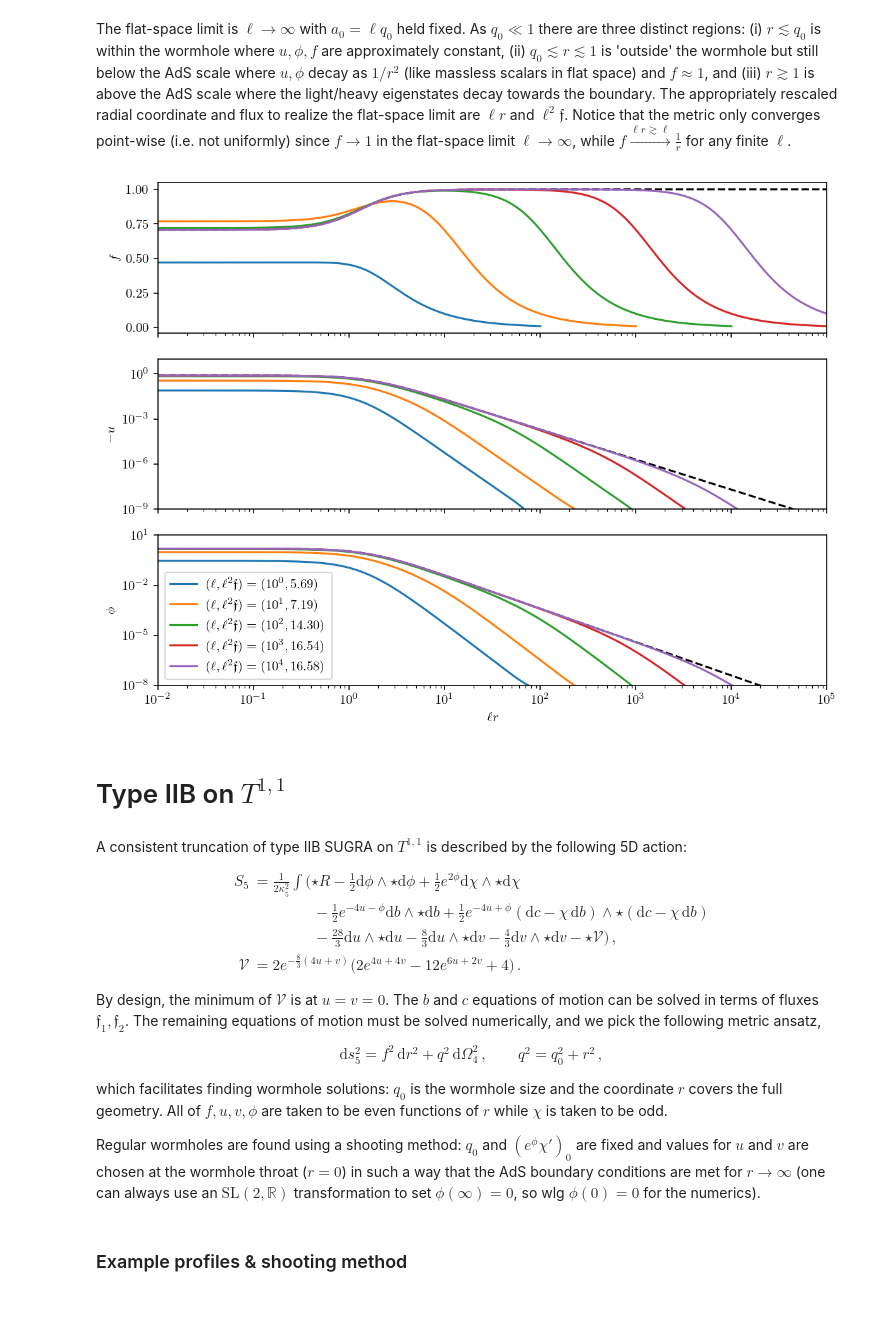
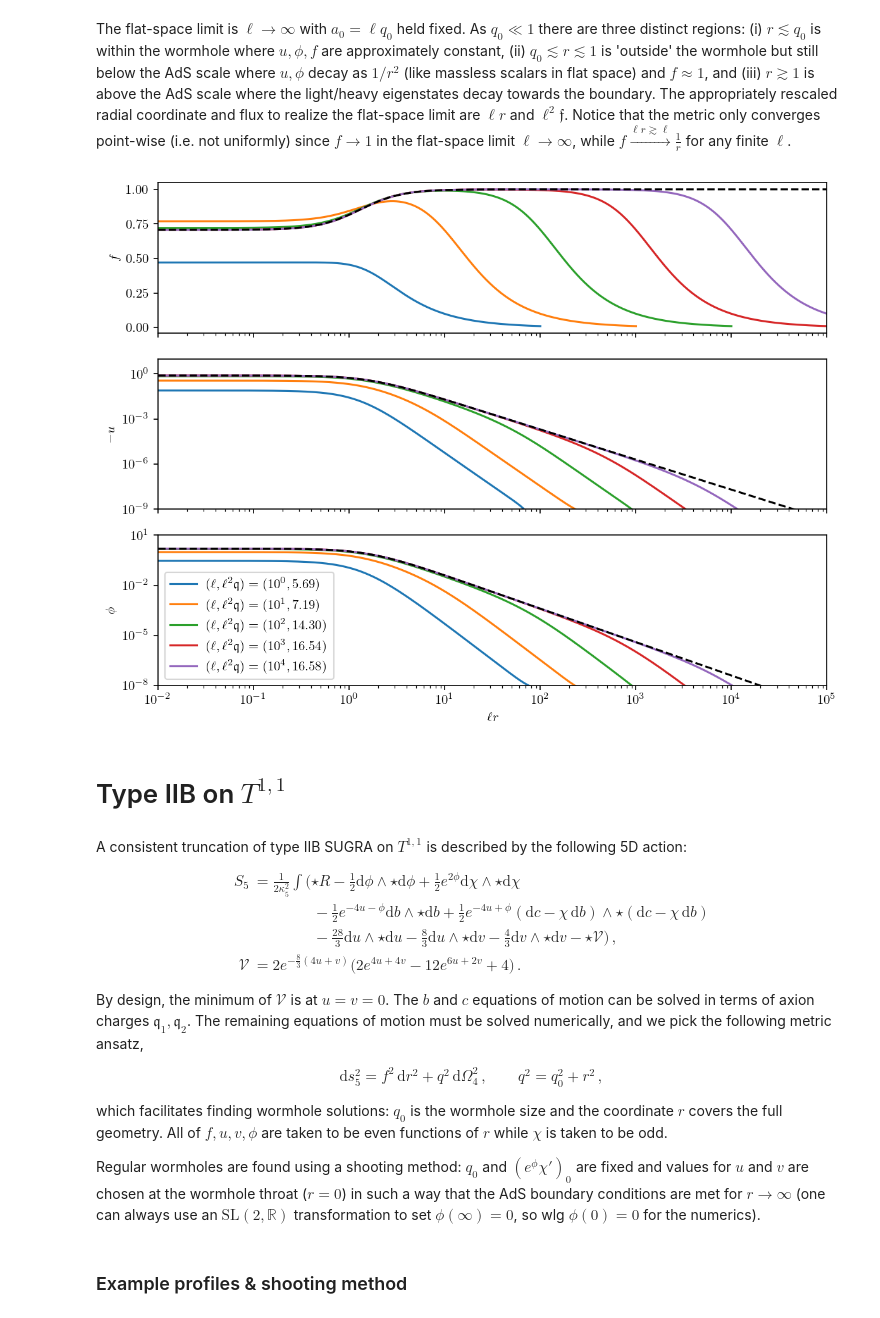
Before and after one commit to gloges/typeII-wormholes, a Jupyter notebook: wormholes.ipynb, the cells around one changed output. Saved outputs shown, nothing was run; the diff lists cells and outputs as text; code cells hidden in the pictures.

```diff
--- a/wormholes.ipynb
+++ b/wormholes.ipynb
@@ -64,7 +64,7 @@ Optimal values for $(u_0,\phi_0)$ to match the AdS boundary conditions ($f\sim\f
 q0, rmax = 1, 20
 
 soln = wh.wormhole_S3S3(q0, rmax, display_summary=True)
-r, f, u, ud, φ, φd, h, flux4 = soln
+r, f, u, ud, φ, φd, h, charge = soln
 
 
 
@@ -135,7 +135,7 @@ q0s = np.geomspace(0.0001, 100, 50)
 
 q0s_ml = np.geomspace(min(q0s), max(q0s), 100)
 data_ml = np.asarray([wh.massless_approx_S3S3(q0) for q0 in q0s_ml])
-u0s_ml, φ0s_ml, flux4s_ml = data_ml.T
+u0s_ml, φ0s_ml, charges_ml = data_ml.T
 
 data = []
 
@@ -143,10 +143,10 @@ for q0 in tqdm(q0s):
 
     rmax = max(10, 10*q0)
     soln = wh.wormhole_S3S3(q0, rmax)
-    r, f, u, ud, φ, φd, h, flux4 = soln
+    r, f, u, ud, φ, φd, h, charge = soln
 
     # It happens that u<0 and φ>0
-    data.append([min(u), max(φ), flux4])
+    data.append([min(u), max(φ), charge])
 
-u0s, φ0s, flux4s = np.asarray(data).T
+u0s, φ0s, charges = np.asarray(data).T
 # %%
@@ -186,55 +187,56 @@ a0 = 1
 powers = np.arange(0, 5, 1)
 
 fig, axes = plt.subplots(3, 1, figsize=(8,6), sharex=True)
+
+for power in tqdm(powers):
+    l = 10**power
+    q0 = a0 / l
+
+    rmax = min(100, 10**5 / l)
+    soln = wh.wormhole_S3S3(q0, rmax)
+    r, f, u, ud, φ, φd, h, charge = soln
+
+    axes[0].plot(l*r, f)
+
+    cut = np.where((r > 0) * (-u < 10**-9))[0][0]
+    axes[1].plot(l*r[:cut], -u[:cut])
+
+    axes[2].plot(l*r, φ, label='$(\ell,\ell^2\mathfrak q)=(10^{},{:.2f})$'.format(power, charge*l**2))
+
 
 # Plot flat-space profiles
 rr = np.geomspace(10**-2, 10**5)
 a = wh.Q(rr, a0)
 ad = wh.Qd(rr, a0)
 
 ff = ad / np.sqrt(1 - (a0/a)**4)
 φφ = np.log(np.cos(np.sqrt(3)/2 * np.arctan(np.sqrt((a/a0)**4 - 1))) / np.cos(np.sqrt(3)*np.pi/4))
 
 axes[0].plot(rr, ff, '--k')
 axes[1].plot(rr, 0.5*φφ, '--k')
 axes[2].plot(rr, φφ, '--k')
-
-for power in tqdm(powers):
-    l = 10**power
-    q0 = a0 / l
-
-    rmax = min(100, 10**5 / l)
-    soln = wh.wormhole_S3S3(q0, rmax)
-    r, f, u, ud, φ, φd, h, flux4 = soln
-
-    axes[0].plot(l*r, f)
-
-    cut = np.where((r > 0) * (-u < 10**-9))[0][0]
-    axes[1].plot(l*r[:cut], -u[:cut])
-
-    axes[2].plot(l*r, φ, label='$(\ell,\ell^2\mathfrak f)=(10^{},{:.2f})$'.format(power, flux4*l**2))
 
 
 plt.xlim(10**-2, 10**5)
 plt.xscale('log')
 plt.xlabel('$\ell r$')
 
 axes[0].set_ylabel('$f$')
 
 axes[1].set_ylim(10**-9, 10)
 axes[1].set_yscale('log')
 axes[1].set_ylabel('$-u$')
 
 axes[2].set_ylim(10**-8, 10)
 axes[2].set_yscale('log')
 axes[2].set_ylabel('$\phi$')
 axes[2].legend()
 
 plt.tight_layout()
 # plt.savefig('images/S3S3_flat_limit.png', dpi=300)
 plt.show()
 # %% [output]
-[figure, old version]
+[figure, new version]
 # %% [markdown]
 # Type IIB on $T^{1,1}$
 # %% [markdown]
@@ -247,7 +249,7 @@ $$ \begin{align*}
     \mathcal{V} &= 2e^{-\frac{8}{3}(4u+v)}\big(2e^{4u+4v} - 12e^{6u+2v} + 4\big) \,.
 \end{align*} $$
 
-By design, the minimum of $\mathcal{V}$ is at $u=v=0$. The $b$ and $c$ equations of motion can be solved in terms of fluxes $\mathfrak{f}_1,\mathfrak{f}_2$. The remaining equations of motion must be solved numerically, and we pick the following metric ansatz,
+By design, the minimum of $\mathcal{V}$ is at $u=v=0$. The $b$ and $c$ equations of motion can be solved in terms of axion charges $\mathfrak{q}_1,\mathfrak{q}_2$. The remaining equations of motion must be solved numerically, and we pick the following metric ansatz,
 
 $$ \mathrm{d}s_5^2 = f^2\,\mathrm{d}r^2 + q^2\,\mathrm{d}\Omega_4^2 \,, \qquad q^2 = q_0^2 + r^2 \,, $$
 
```
Also changed, not shown: parts of 11 cells of this notebook, 6 other files.
